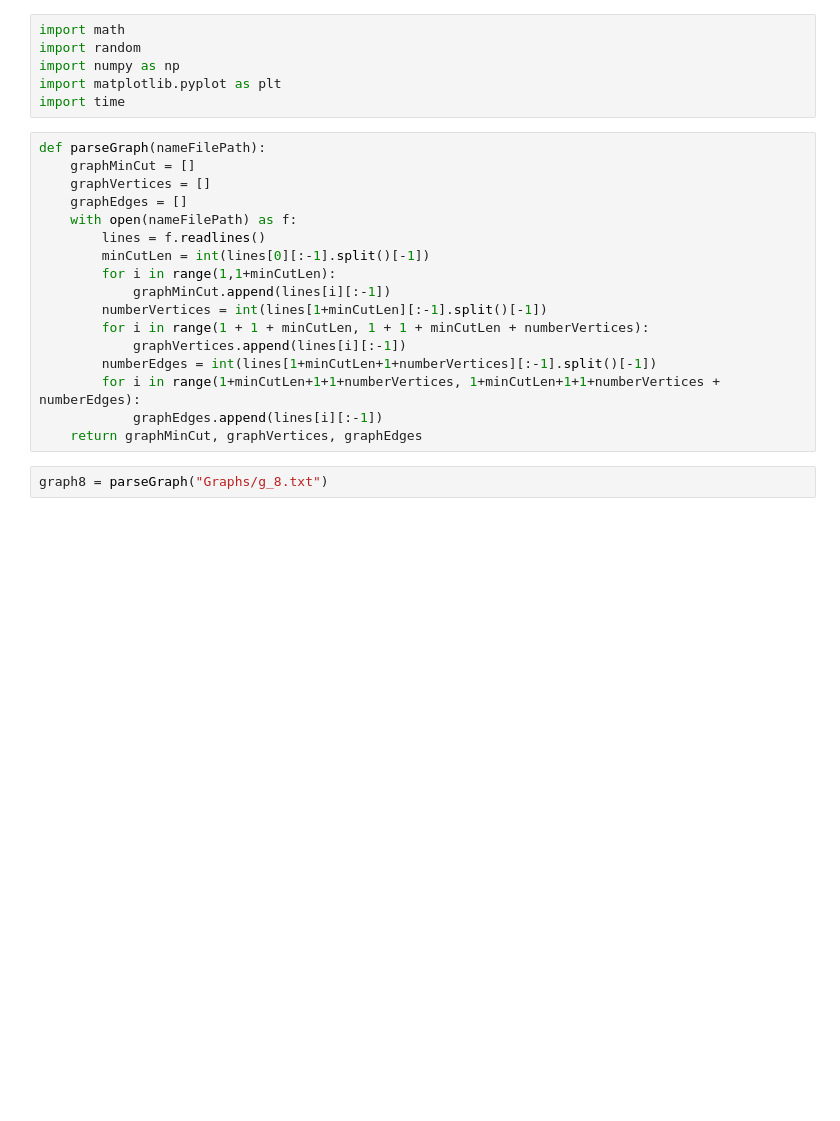
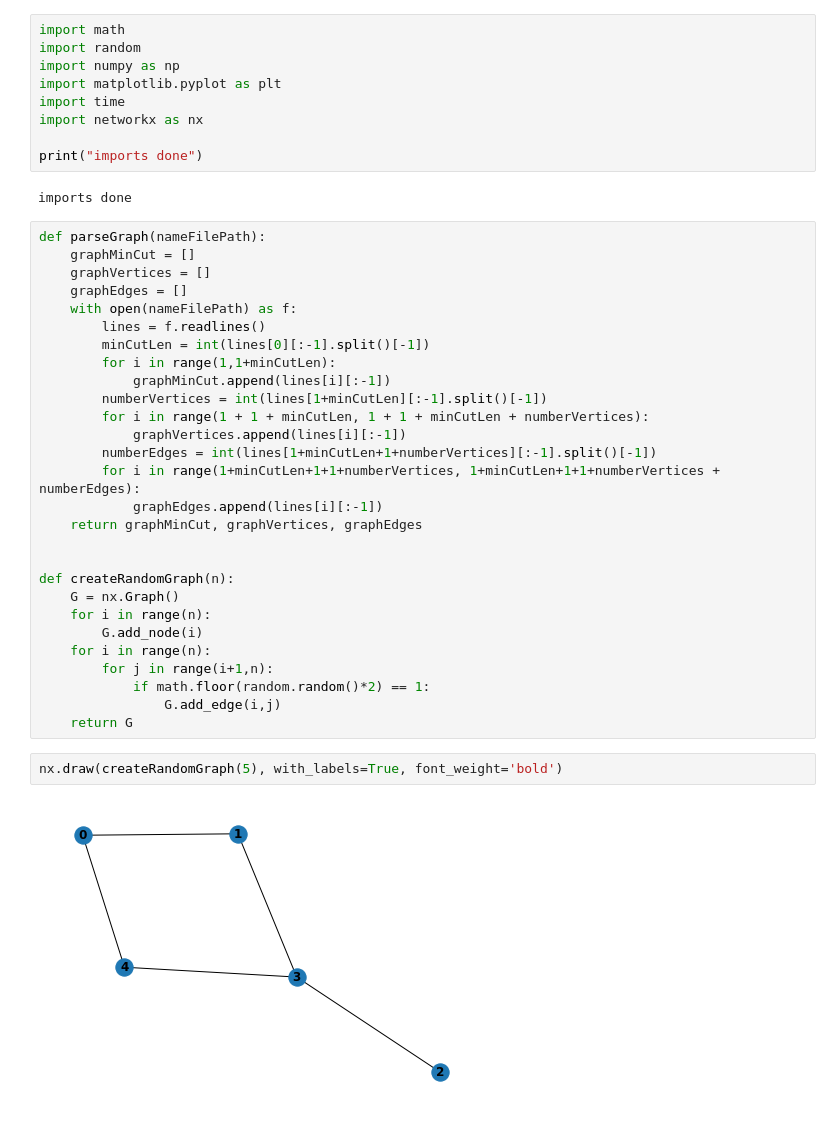
Before and after one commit to Joao-Quinta/master_cours_choix, a Jupyter notebook: algo_proba/TP/TP2/TP2.ipynb, the cells around one changed output. Cells and saved outputs as stored; diff of their text form; blank space fills up the shorter version.

```diff
--- a/algo_proba/TP/TP2/TP2.ipynb
+++ b/algo_proba/TP/TP2/TP2.ipynb
@@ -4,6 +4,11 @@ import random
 import numpy as np
 import matplotlib.pyplot as plt
 import time
+import networkx as nx
+
+print("imports done")
+# %% [output]
+imports done
 # %%
 def parseGraph(nameFilePath):
     graphMinCut = []
@@ -21,5 +26,18 @@ def parseGraph(nameFilePath):
         for i in range(1+minCutLen+1+1+numberVertices, 1+minCutLen+1+1+numberVertices + numberEdges):
             graphEdges.append(lines[i][:-1])
     return graphMinCut, graphVertices, graphEdges
+
+
+def createRandomGraph(n):
+    G = nx.Graph()
+    for i in range(n):
+        G.add_node(i)
+    for i in range(n):
+        for j in range(i+1,n):
+            if math.floor(random.random()*2) == 1:
+                G.add_edge(i,j)
+    return G
-# %%
-graph8 = parseGraph("Graphs/g_8.txt")
+# %%
+nx.draw(createRandomGraph(5), with_labels=True, font_weight='bold')
+# %% [output]
+[figure, added]
```
Also changed, not shown: 8 other files.
